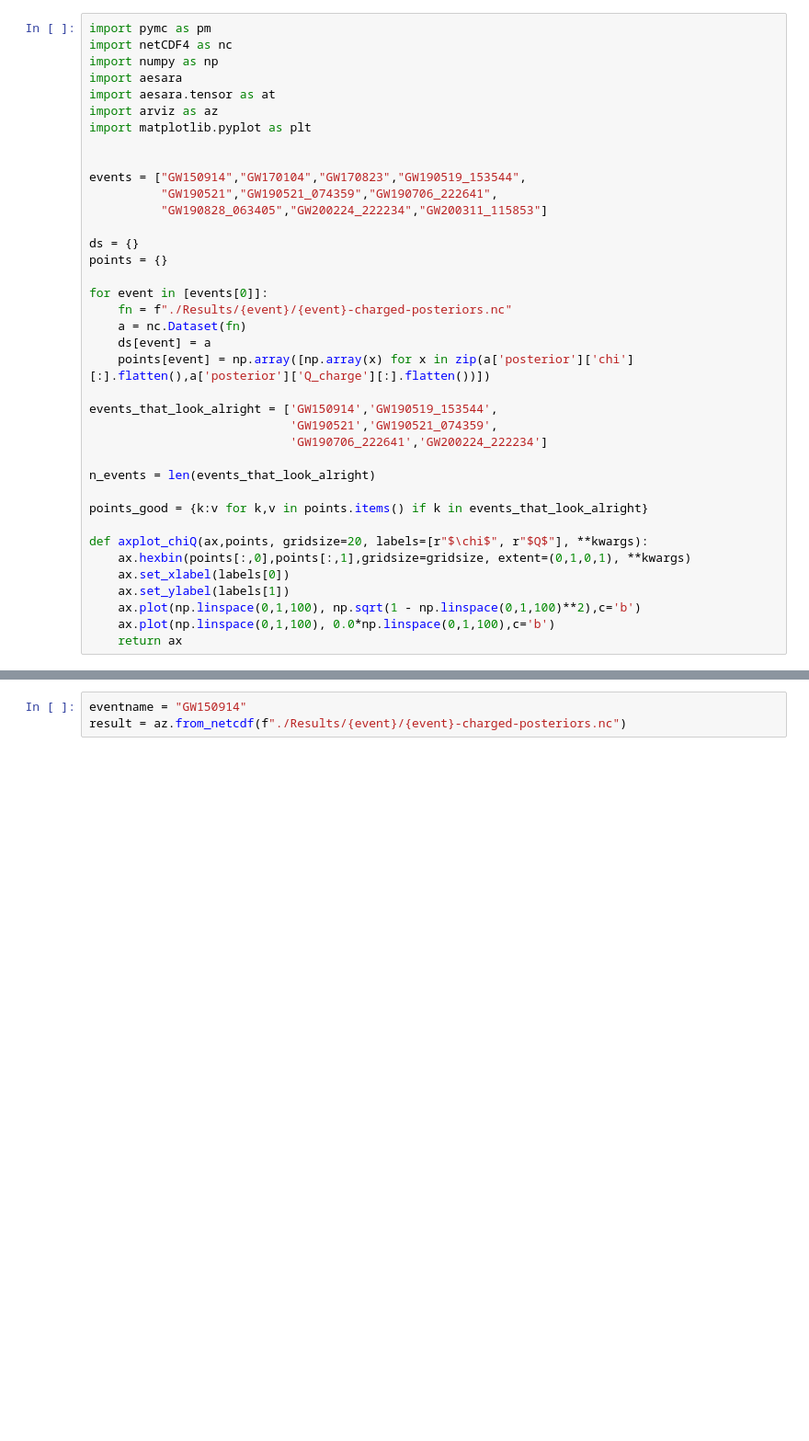
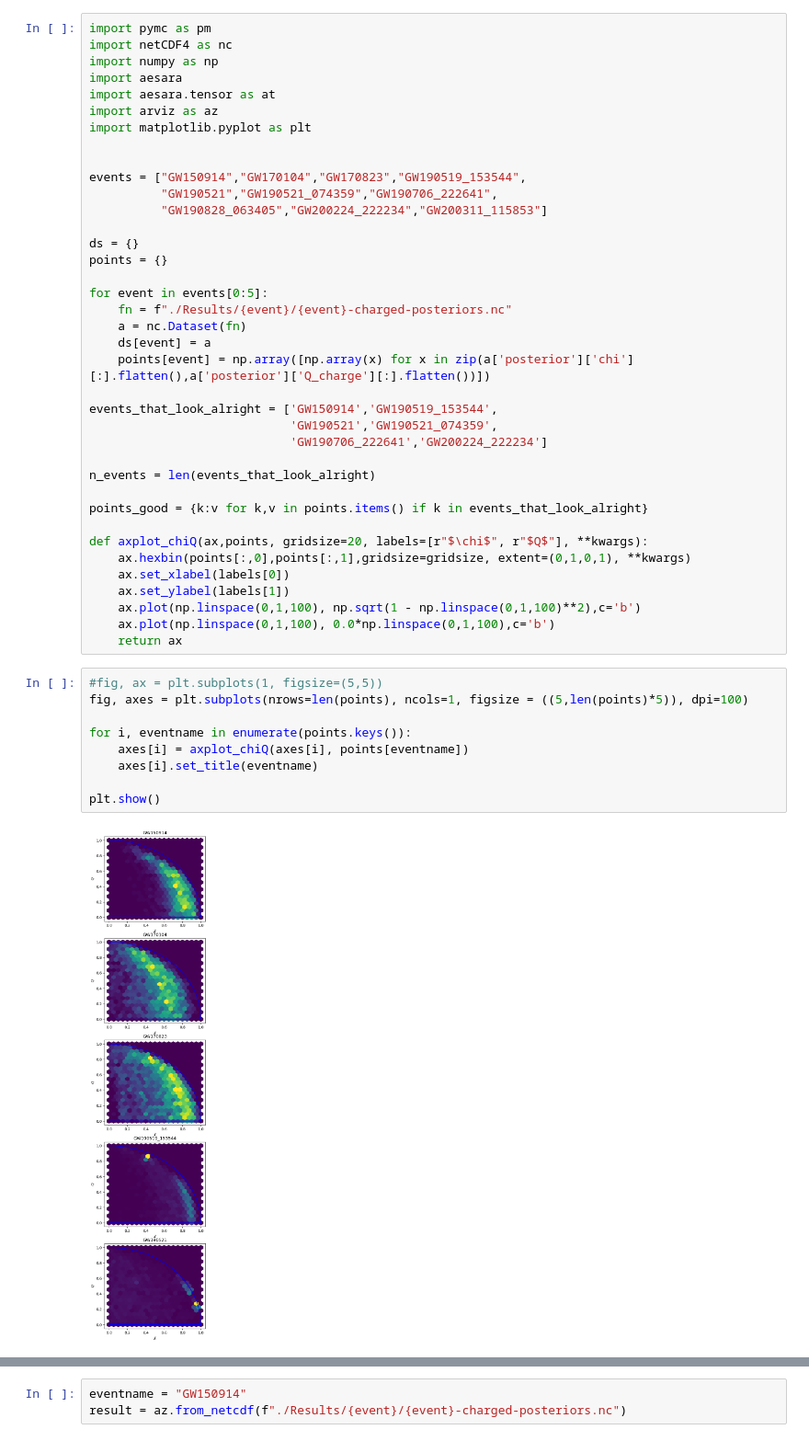
Before and after one commit to Potatoasad/charged-ringdown-analysis-tools, a Jupyter notebook: charged_analysis/Result_Graphing_Analysis.ipynb, the cells around one changed output, grey strips where cells are left out. Shown at 92% size. Drawn from its saved outputs; the diff is of its cells as text; blank space fills up the shorter version.

```diff
--- a/charged_analysis/Result_Graphing_Analysis.ipynb
+++ b/charged_analysis/Result_Graphing_Analysis.ipynb
@@ -15,7 +15,7 @@ events = ["GW150914","GW170104","GW170823","GW190519_153544",
 ds = {}
 points = {}
 
-for event in [events[0]]:
+for event in events[0:5]:
     fn = f"./Results/{event}/{event}-charged-posteriors.nc"
     a = nc.Dataset(fn)
     ds[event] = a
@@ -36,6 +36,17 @@ def axplot_chiQ(ax,points, gridsize=20, labels=[r"$\chi$", r"$Q$"], **kwargs):
     ax.plot(np.linspace(0,1,100), np.sqrt(1 - np.linspace(0,1,100)**2),c='b')
     ax.plot(np.linspace(0,1,100), 0.0*np.linspace(0,1,100),c='b')
     return ax
+# %%
+#fig, ax = plt.subplots(1, figsize=(5,5))
+fig, axes = plt.subplots(nrows=len(points), ncols=1, figsize = ((5,len(points)*5)), dpi=100)
+
+for i, eventname in enumerate(points.keys()):
+    axes[i] = axplot_chiQ(axes[i], points[eventname])
+    axes[i].set_title(eventname)
+
+plt.show()
+# %% [output]
+[figure, added]
 # %%
 fig, ax = plt.subplots(1, figsize=(5,5))
 
```
Also changed, not shown: parts of 2 cells of this notebook.
